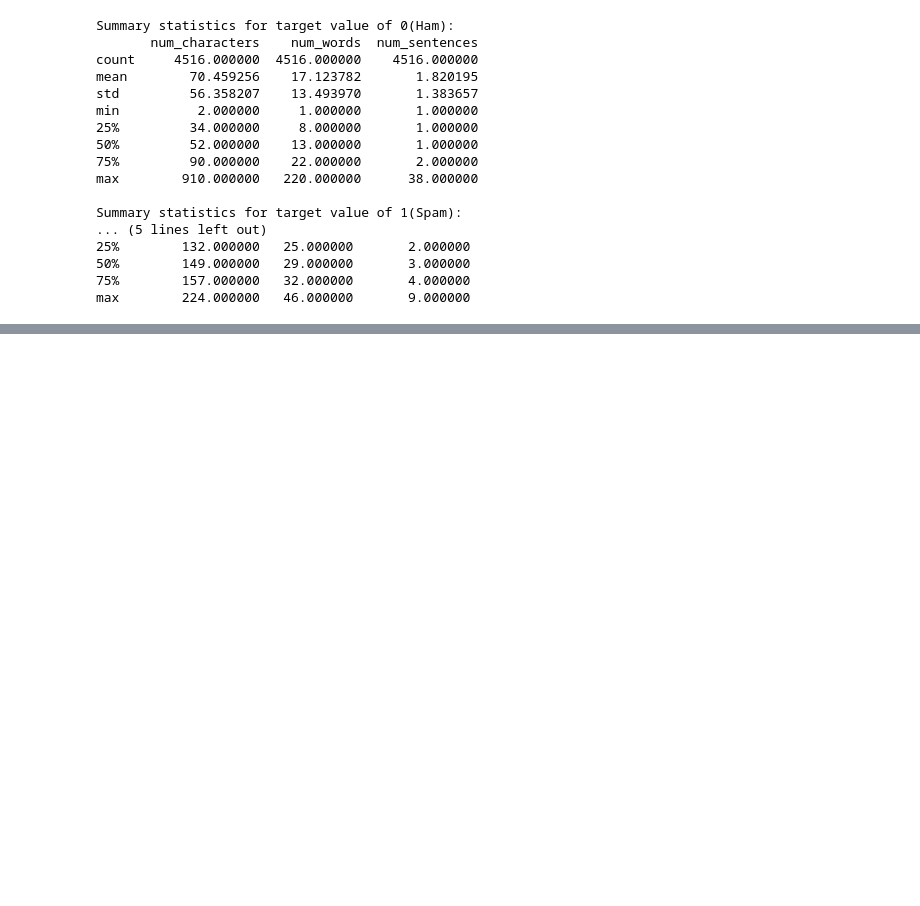
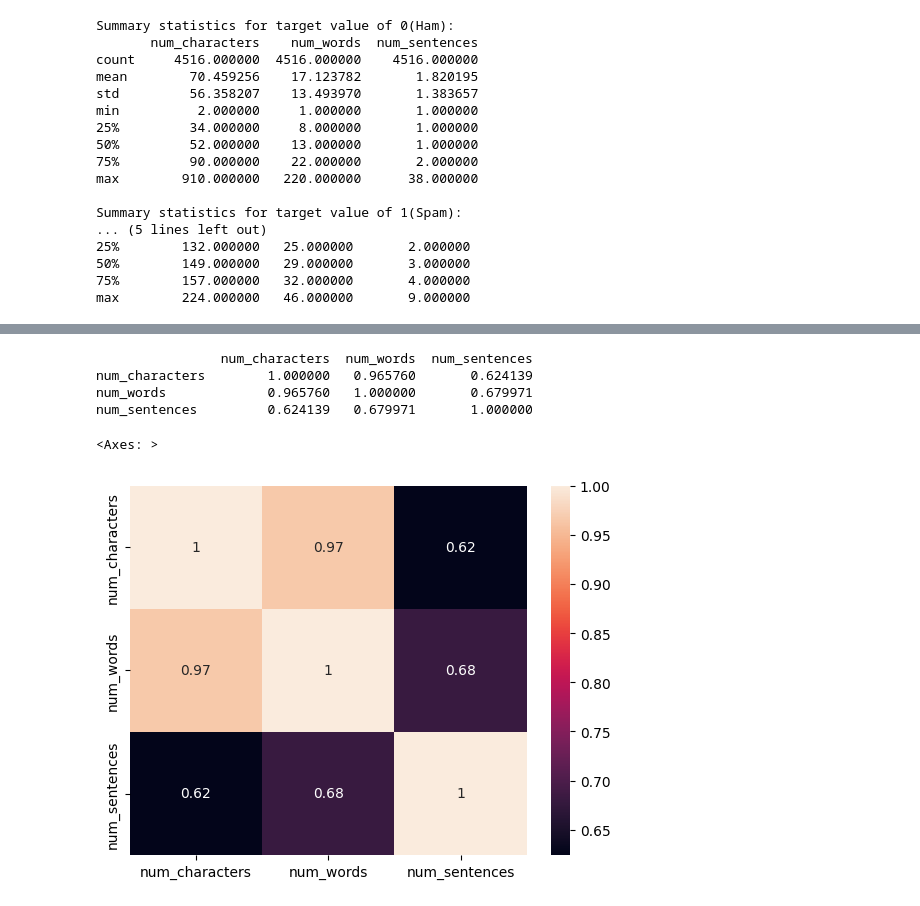
Before and after one commit to BikashThapa/Email-Spam-Detection, a Jupyter notebook: sms_spam_detection.ipynb, the cells around one changed output, grey strips where cells are left out. Drawn from its saved outputs; the diff is of its cells as text; code cells hidden in the pictures; blank space fills up the shorter version.

```diff
--- a/sms_spam_detection.ipynb
+++ b/sms_spam_detection.ipynb
@@ -271,0 +294,20 @@ max        224.000000   46.000000       9.000000
+# %%
+# finding Correlation
+# Drop non-numeric columns before computing correlation
+numeric_df = df.select_dtypes(include=['float64', 'int64'])
+
+# Compute correlation matrix
+correlation_matrix = numeric_df.corr()
+
+# Display correlation matrix|
+print(correlation_matrix)
+# %% [output]
+                num_characters  num_words  num_sentences
+num_characters        1.000000   0.965760       0.624139
+num_words             0.965760   1.000000       0.679971
+num_sentences         0.624139   0.679971       1.000000
+# %%
+sns.heatmap(numeric_df.corr(),annot=True)
+# %% [output]
+<Axes: >
+[figure, added]
```
Also changed, not shown: parts of 4 cells of this notebook.
